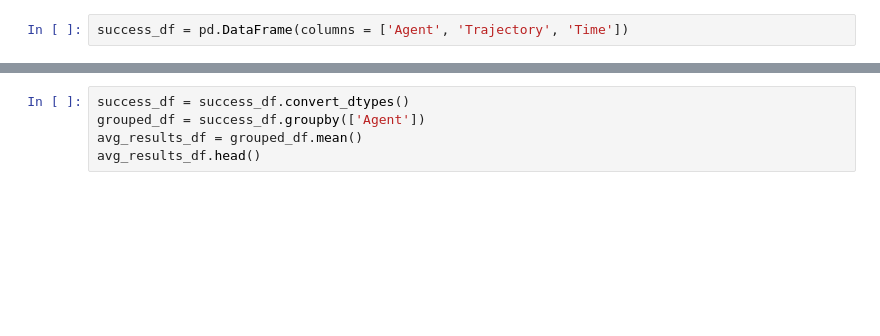
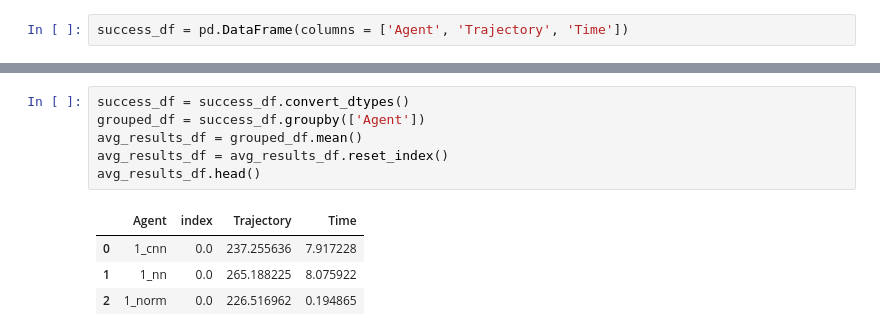
Before and after one commit to advil64/imitation-game, a Jupyter notebook: wrangling copy.ipynb, the cells around one changed output, grey strips where cells are left out. Saved outputs shown, nothing was run; the diff lists cells and outputs as text; blank space fills up the shorter version.

```diff
--- a/wrangling copy.ipynb
+++ b/wrangling copy.ipynb
@@ -34,5 +44,11 @@ success_df.head()
 # %%
 success_df = success_df.convert_dtypes()
 grouped_df = success_df.groupby(['Agent'])
 avg_results_df = grouped_df.mean()
+avg_results_df = avg_results_df.reset_index()
 avg_results_df.head()
+# %% [output]
+|  | Agent | index | Trajectory | Time |
+| 0 | 1_cnn | 0.0 | 237.255636 | 7.917228 |
+| 1 | 1_nn | 0.0 | 265.188225 | 8.075922 |
+| 2 | 1_norm | 0.0 | 226.516962 | 0.194865 |
```
Also changed, not shown: parts of 7 cells of this notebook, 3 other files.
